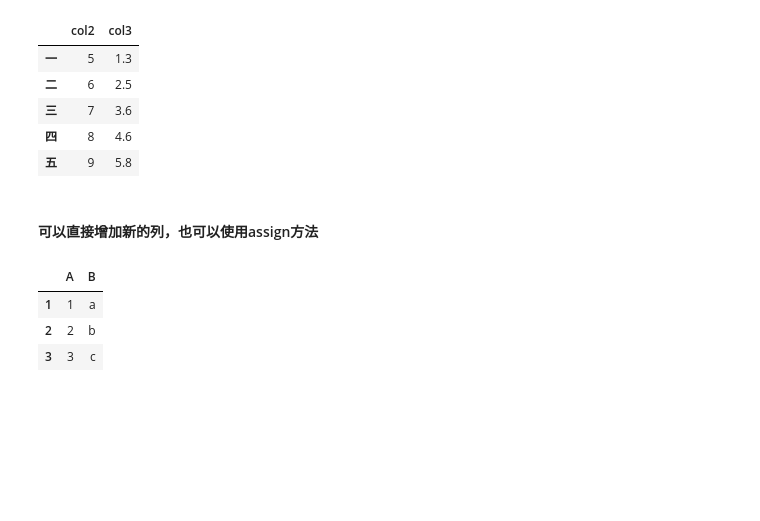
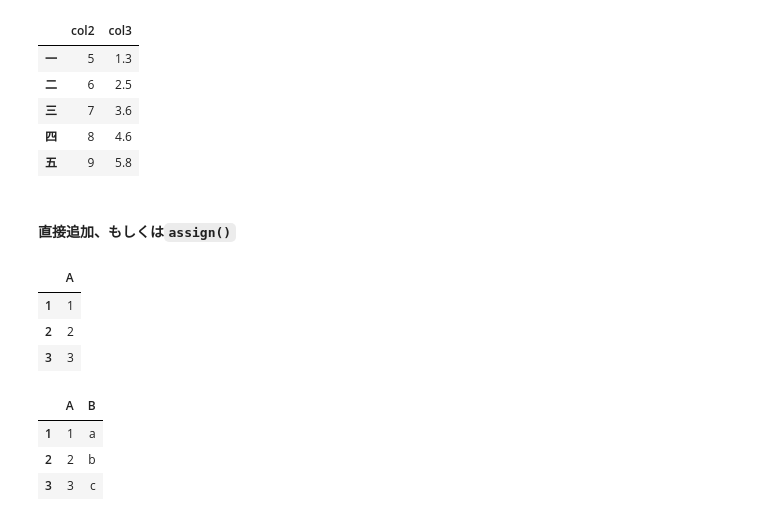
Before and after one commit to Zhongfu-Mao/zero-to-hero, a Jupyter notebook: DataScience/Pandas/01.Pandasの基礎.ipynb, the cells around one changed output. Cells and saved outputs as stored; diff of their text form; code cells hidden in the pictures; blank space fills up the shorter version.

```diff
--- a/DataScience/Pandas/01.Pandasの基礎.ipynb
+++ b/DataScience/Pandas/01.Pandasの基礎.ipynb
@@ -248,8 +265,15 @@ df
 | 三 | 7 | 3.6 |
 | 四 | 8 | 4.6 |
 | 五 | 9 | 5.8 |
-# %% [markdown]
-#### 可以直接增加新的列，也可以使用assign方法
+# %% [markdown]
+#### 直接追加、もしくは`assign()`
+# %%
+df1
+# %% [output]
+|  | A |
+| 1 | 1 |
+| 2 | 2 |
+| 3 | 3 |
 # %%
 df1['B']=list('abc')
 df1
```
Also changed, not shown: parts of 86 cells of this notebook, 1 other file.
